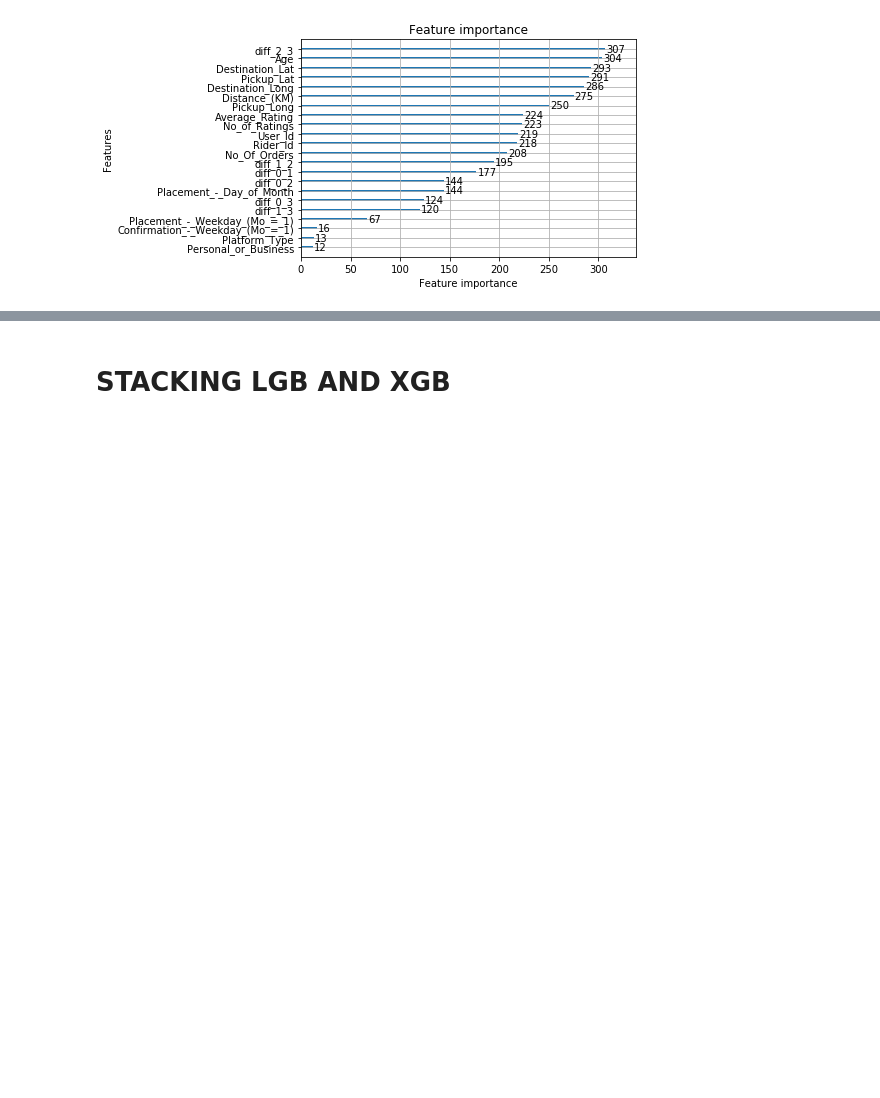
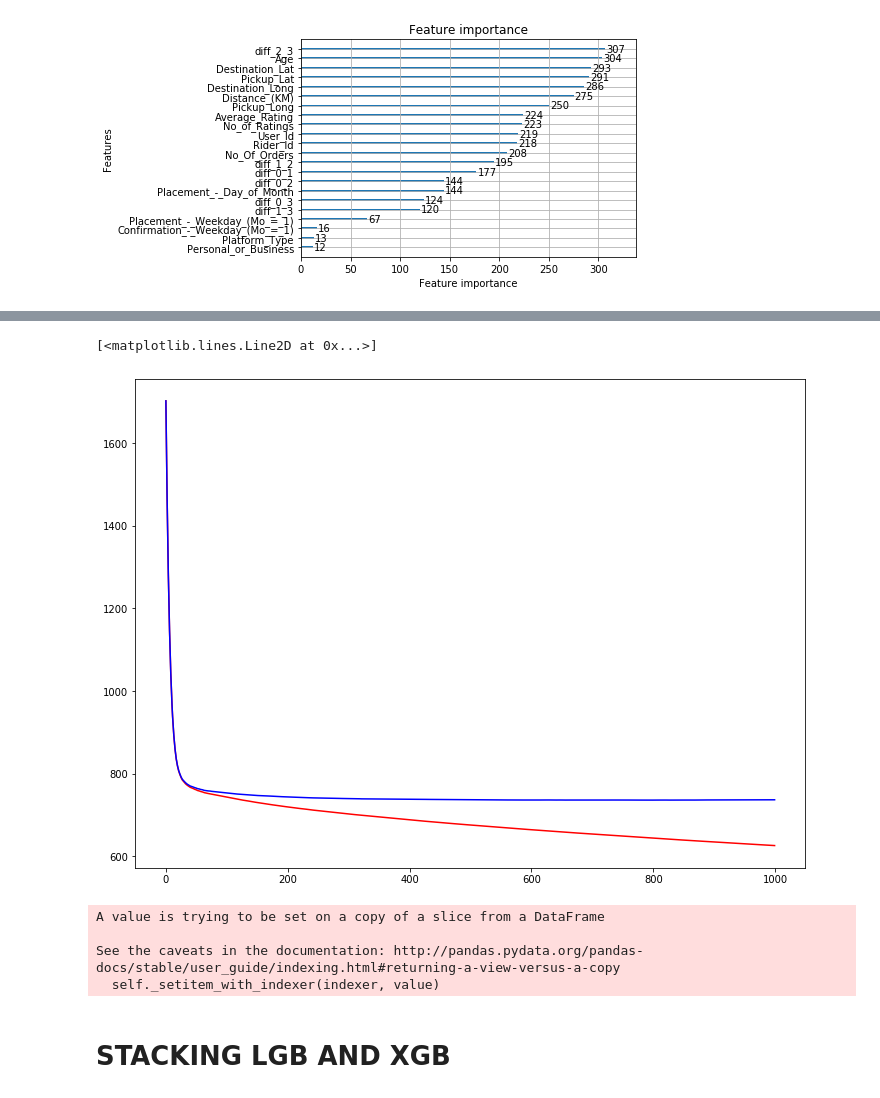
Before and after one commit to BenoCharlo/Sendy, a Jupyter notebook: notebooks/sendy_modelization.ipynb, the cells around one changed output, grey strips where cells are left out. Saved outputs shown, nothing was run; the diff lists cells and outputs as text; code cells hidden in the pictures; blank space fills up the shorter version.

Commit message:
submit catboost class model

```diff
--- a/notebooks/sendy_modelization.ipynb
+++ b/notebooks/sendy_modelization.ipynb
@@ -46,7 +51,8 @@ test = Preprocessor().preprocess_data(test, False)
 # %%
 all_data = Preprocessor().join_train_test(train, test)
 # %%
-all_data = Preprocessor().le_matrix(all_data)
+#all_data = Preprocessor().le_matrix(all_data)
+all_data = Preprocessor().ohe_matrix(all_data)
 # %%
 ## Only for KNN Model, we need to scale
 scaler = MinMaxScaler()
@@ -274,0 +283,8 @@ lgb_submission.to_csv("../submissions/Lgbm_Le_added_riders_var.csv", index=False
+# %%
+cat_params = {"iterations": 1000,
+              "learning_rate": 0.1,
+              "depth": 4,
+              "verbose": False}
+# %%
+#cv_rmse_catboost = CatBoost_Model().train_catboost_cv(train.drop("Order No", axis=1), target, cat_params, 6)
+cv_rmse_catboost = CatBoost_Model().train_catboost_cv(train, target, cat_params, 6)
@@ -274,0 +318,8 @@ lgb_submission.to_csv("../submissions/Lgbm_Le_added_riders_var.csv", index=False
+# %%
+plt.figure(figsize=(12,9))
+
+plt.plot(cv_rmse_catboost['train-RMSE-mean'], color="red")
+plt.plot(cv_rmse_catboost['test-RMSE-mean'], color="blue")
+# %% [output]
+[<matplotlib.lines.Line2D at 0x...>]
+[figure, added]
@@ -274,0 +337,8 @@ lgb_submission.to_csv("../submissions/Lgbm_Le_added_riders_var.csv", index=False
+# %%
+cat_submission = submission
+cat_submission["Time from Pickup to Arrival"].loc[3:] = np.round(cat_pred[3:])
+# %% [output]
+A value is trying to be set on a copy of a slice from a DataFrame
+
+See the caveats in the documentation: http://pandas.pydata.org/pandas-docs/stable/user_guide/indexing.html#returning-a-view-versus-a-copy
+  self._setitem_with_indexer(indexer, value)
```
Also changed, not shown: parts of 8 cells of this notebook, 19 other files.
